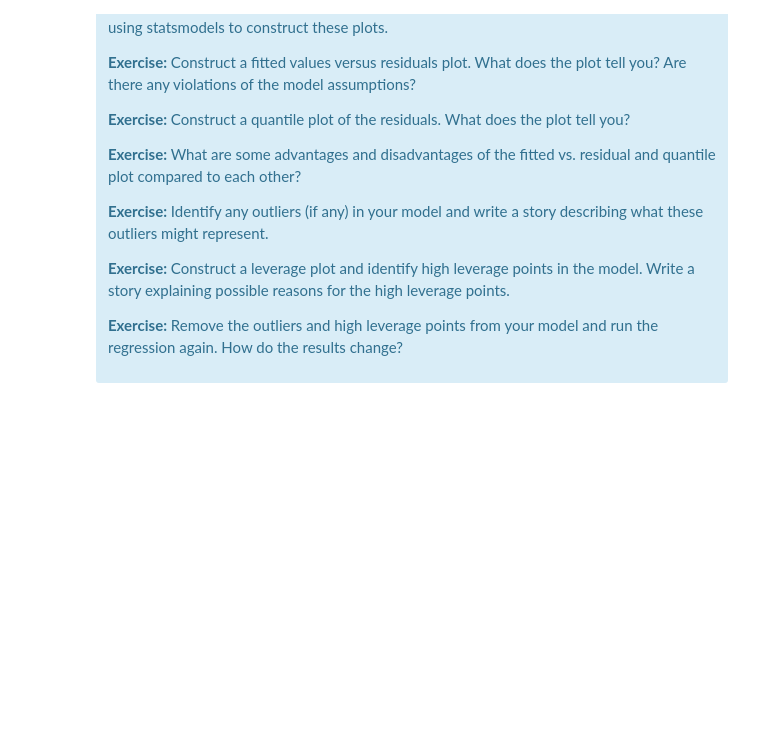
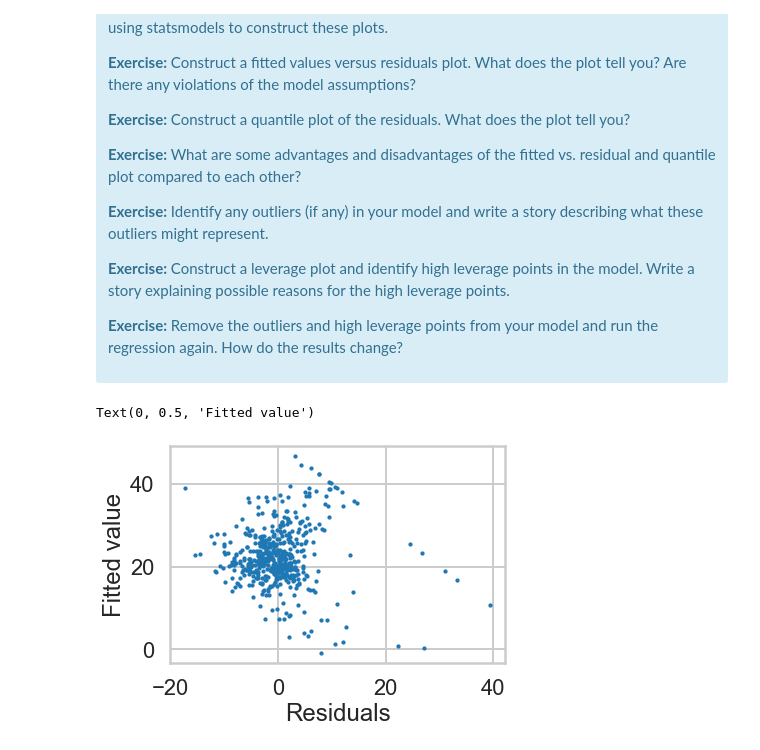
Before and after one commit to Shunling/SpringBoard, a Jupyter notebook: linear_regression/Mini_Project_Linear_Regression.ipynb, the cells around one changed output. Saved outputs shown, nothing was run; the diff lists cells and outputs as text; code cells hidden in the pictures; blank space fills up the shorter version.

```diff
--- a/linear_regression/Mini_Project_Linear_Regression.ipynb
+++ b/linear_regression/Mini_Project_Linear_Regression.ipynb
@@ -932,0 +931,11 @@ There are some other issues that are important investigate with linear regressio
+# %%
+# Construct a fitted values versus residual plot.
+m = ols('PRICE ~ PTRATIO+RM+CRIM',bos).fit()
+plt.scatter(m.resid,m.fittedvalues, s=5)
+plt.xlabel('Residuals')
+plt.ylabel('Fitted value')
+# Violation1: The Error is not distributed normally, we could see patterns in the fittedvalue_residue plot below.
+# Some of them are of high Residuals than normal (-20,20)
+# %% [output]
+Text(0, 0.5, 'Fitted value')
+[figure, added]
```
Also changed, not shown: parts of 7 cells of this notebook.
